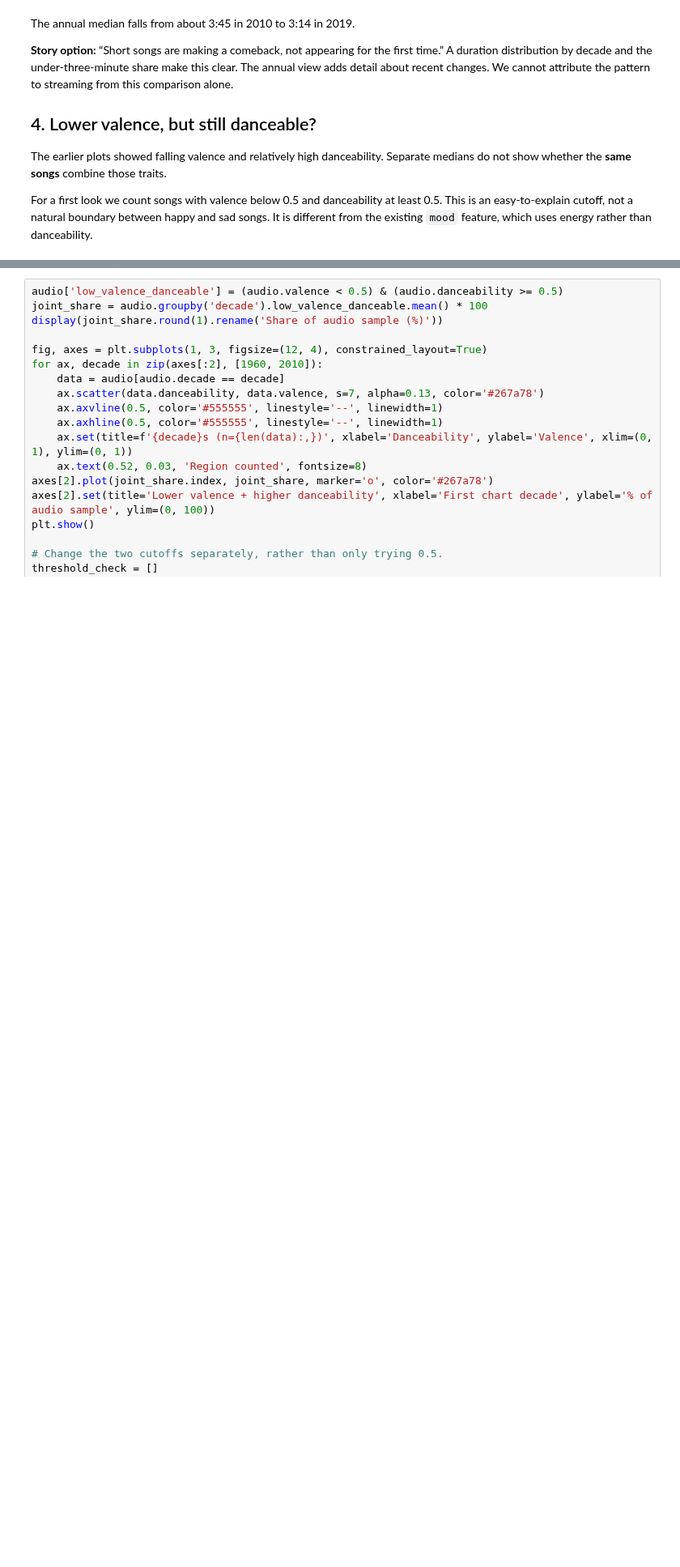
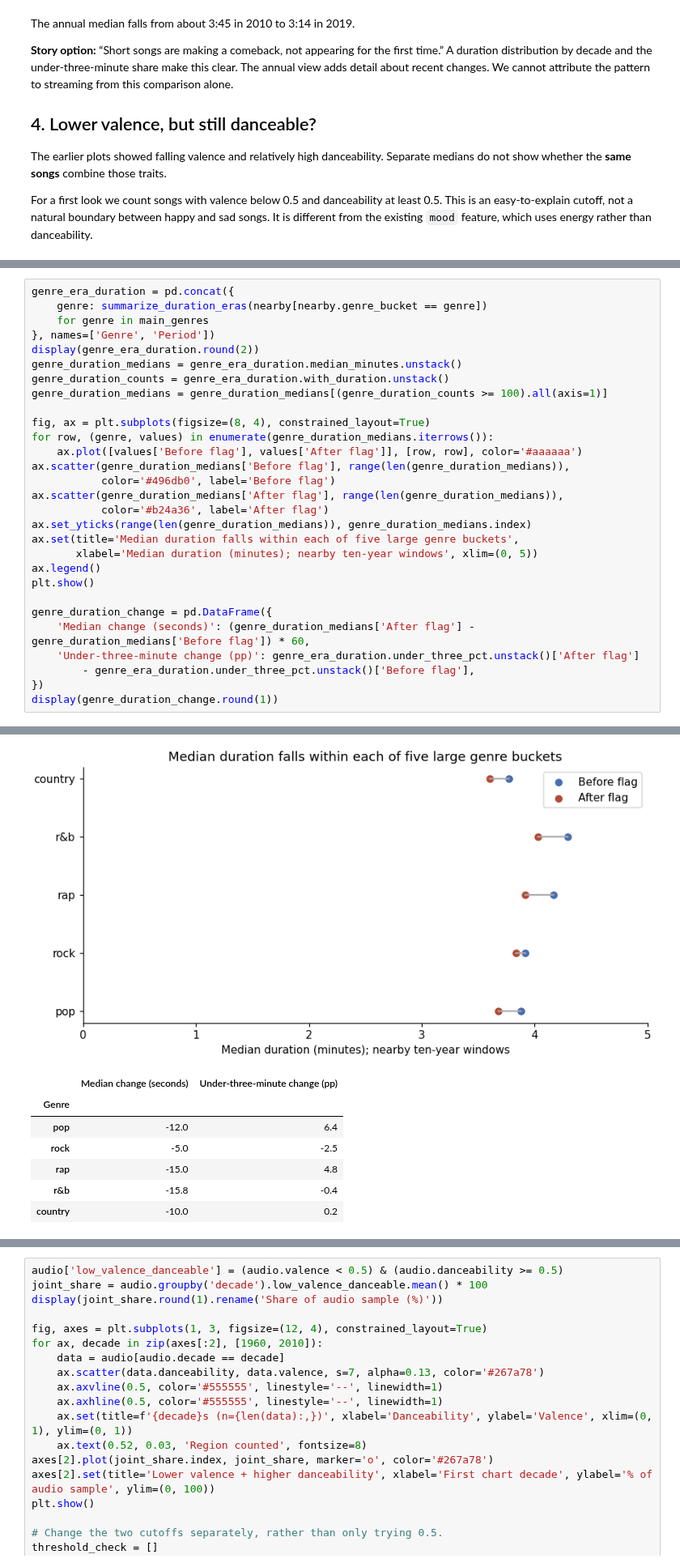
Before and after one commit to gitnic-duke/AIPI-510-Project-1, a Jupyter notebook: notebooks/final_analysis.ipynb, the cells around one changed output, grey strips where cells are left out. Shown at 81% size. Saved outputs shown, nothing was run; the diff lists cells and outputs as text; blank space fills up the shorter version.

```diff
--- a/notebooks/final_analysis.ipynb
+++ b/notebooks/final_analysis.ipynb
@@ -189,0 +267,30 @@ For a first look we count songs with valence below 0.5 and danceability at least
+# %%
+genre_era_duration = pd.concat({
+    genre: summarize_duration_eras(nearby[nearby.genre_bucket == genre])
+    for genre in main_genres
+}, names=['Genre', 'Period'])
+display(genre_era_duration.round(2))
+genre_duration_medians = genre_era_duration.median_minutes.unstack()
+genre_duration_counts = genre_era_duration.with_duration.unstack()
+genre_duration_medians = genre_duration_medians[(genre_duration_counts >= 100).all(axis=1)]
+
+fig, ax = plt.subplots(figsize=(8, 4), constrained_layout=True)
+for row, (genre, values) in enumerate(genre_duration_medians.iterrows()):
+    ax.plot([values['Before flag'], values['After flag']], [row, row], color='#aaaaaa')
+ax.scatter(genre_duration_medians['Before flag'], range(len(genre_duration_medians)),
+           color='#496db0', label='Before flag')
+ax.scatter(genre_duration_medians['After flag'], range(len(genre_duration_medians)),
+           color='#b24a36', label='After flag')
+ax.set_yticks(range(len(genre_duration_medians)), genre_duration_medians.index)
+ax.set(title='Median duration falls within each of five large genre buckets',
+       xlabel='Median duration (minutes); nearby ten-year windows', xlim=(0, 5))
+ax.legend()
+plt.show()
+
+genre_duration_change = pd.DataFrame({
+    'Median change (seconds)': (genre_duration_medians['After flag'] - genre_duration_medians['Before flag']) * 60,
+    'Under-three-minute change (pp)': genre_era_duration.under_three_pct.unstack()['After flag']
+        - genre_era_duration.under_three_pct.unstack()['Before flag'],
+})
+display(genre_duration_change.round(1))
+# %% [output]
@@ -189,0 +309,8 @@ For a first look we count songs with valence below 0.5 and danceability at least
+[figure, added]
+|  | Median change (seconds) | Under-three-minute change (pp) |
+| Genre |  |  |
+| pop | -12.0 | 6.4 |
+| rock | -5.0 | -2.5 |
+| rap | -15.0 | 4.8 |
+| r&b | -15.8 | -0.4 |
+| country | -10.0 | 0.2 |
```
Also changed, not shown: parts of 11 cells of this notebook, 7 other files.
